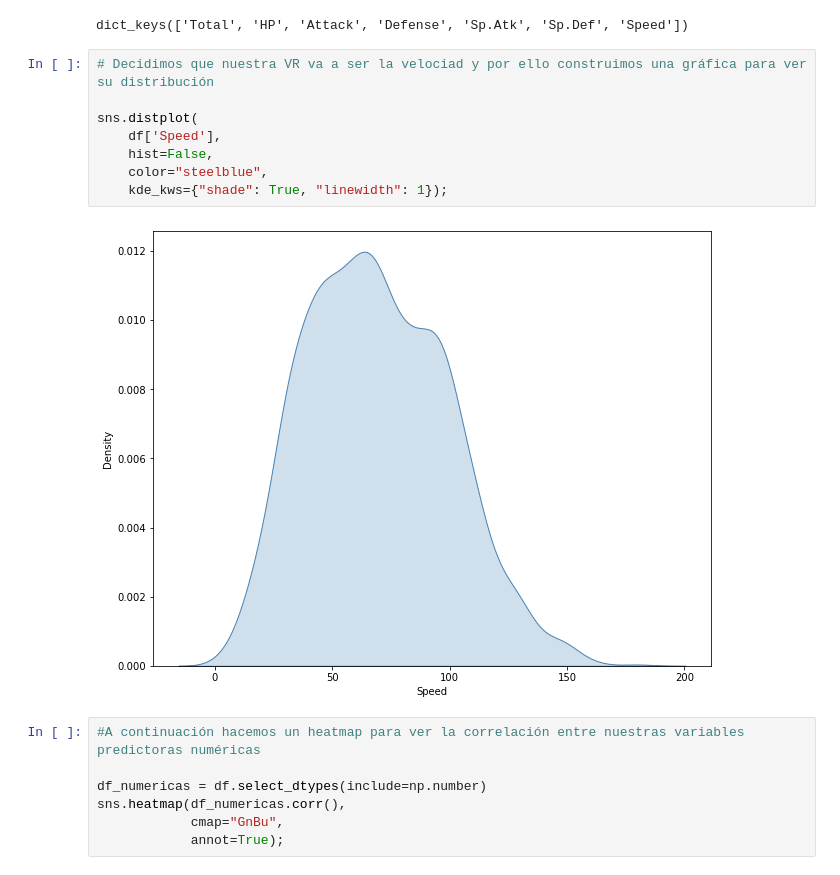
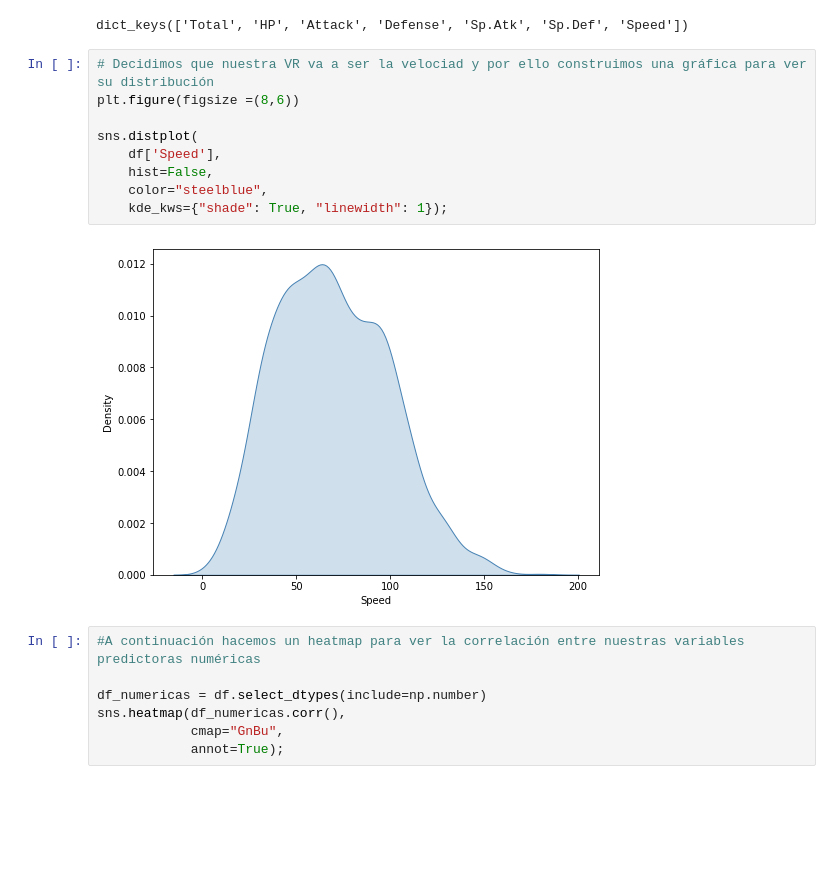
Before and after one commit to Adalab/promo_d_da_modulo3_sprint1_Estibaliz_Lorena, a Jupyter notebook: Regresión Lineal/pair_regresion_lineal1_introML.ipynb, the cells around one changed output. Cells and saved outputs as stored; diff of their text form; blank space fills up the shorter version.

```diff
--- a/Regresión Lineal/pair_regresion_lineal1_introML.ipynb
+++ b/Regresión Lineal/pair_regresion_lineal1_introML.ipynb
@@ -226,14 +226,15 @@ ind.keys()
 dict_keys(['Total', 'HP', 'Attack', 'Defense', 'Sp.Atk', 'Sp.Def', 'Speed'])
 # %%
 # Decidimos que nuestra VR va a ser la velociad y por ello construimos una gráfica para ver su distribución
+plt.figure(figsize =(8,6))
 
 sns.distplot(
     df['Speed'],
     hist=False,
     color="steelblue",
     kde_kws={"shade": True, "linewidth": 1});
 # %% [output]
-[figure, old version]
+[figure, new version]
 # %%
 #A continuación hacemos un heatmap para ver la correlación entre nuestras variables predictoras numéricas
 
```
Also changed, not shown: parts of 1 cell of this notebook, 7 other files.
